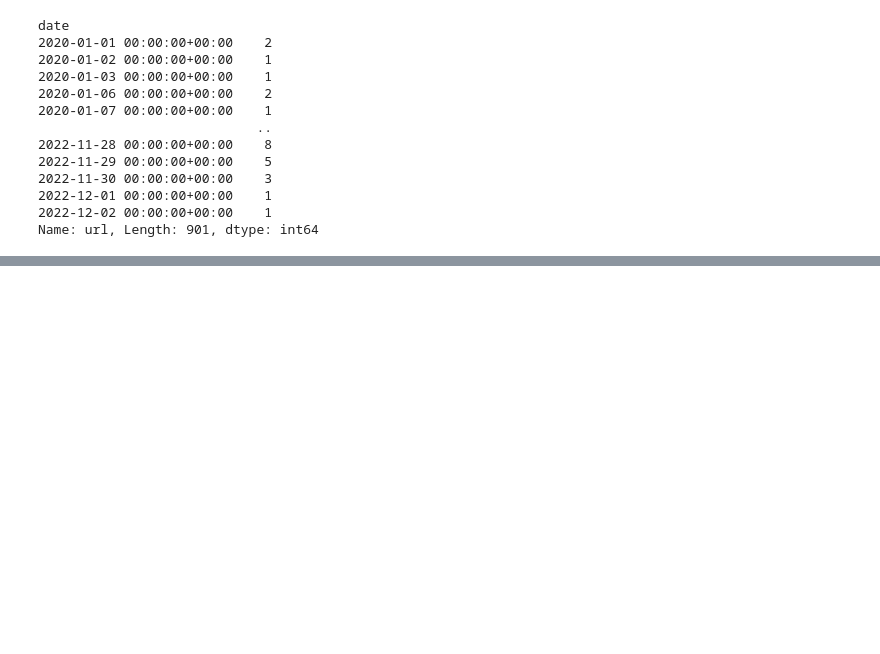
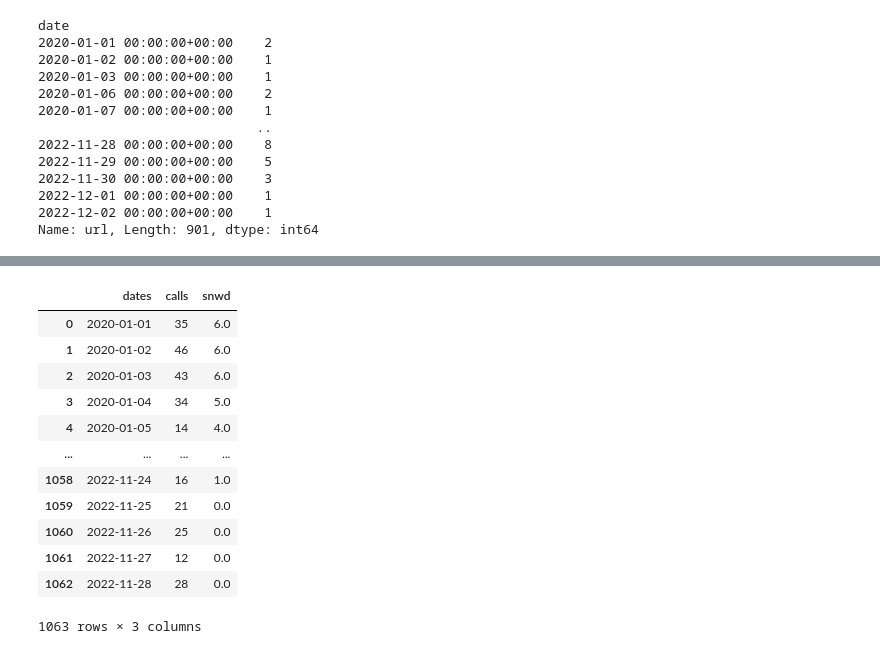
Before and after one commit to datakind/uwwi-datadive-dec-22, a Jupyter notebook: external_datasets/news/working_with_readywisconsin_tweets.ipynb, the cells around one changed output, grey strips where cells are left out. Cells and saved outputs as stored; diff of their text form; code cells hidden in the pictures; blank space fills up the shorter version.

```diff
--- a/external_datasets/news/working_with_readywisconsin_tweets.ipynb
+++ b/external_datasets/news/working_with_readywisconsin_tweets.ipynb
@@ -162,0 +267,17 @@ Name: Interaction_CreateStamp, Length: 1066, dtype: int64
+# %%
+snwd = pd.read_csv("https://github.com/bsenst/UWWi_DataDive_Dec22/raw/main/external_datasets/news/calls_per_day.csv")
+snwd
+# %% [output]
+|  | dates | calls | snwd |
+| 0 | 2020-01-01 | 35 | 6.0 |
+| 1 | 2020-01-02 | 46 | 6.0 |
+| 2 | 2020-01-03 | 43 | 6.0 |
+| 3 | 2020-01-04 | 34 | 5.0 |
+| 4 | 2020-01-05 | 14 | 4.0 |
+| ... | ... | ... | ... |
+| 1058 | 2022-11-24 | 16 | 1.0 |
+| 1059 | 2022-11-25 | 21 | 0.0 |
+| 1060 | 2022-11-26 | 25 | 0.0 |
+| 1061 | 2022-11-27 | 12 | 0.0 |
+| 1062 | 2022-11-28 | 28 | 0.0 |
+1063 rows × 3 columns
```
Also changed, not shown: parts of 14 cells of this notebook.
